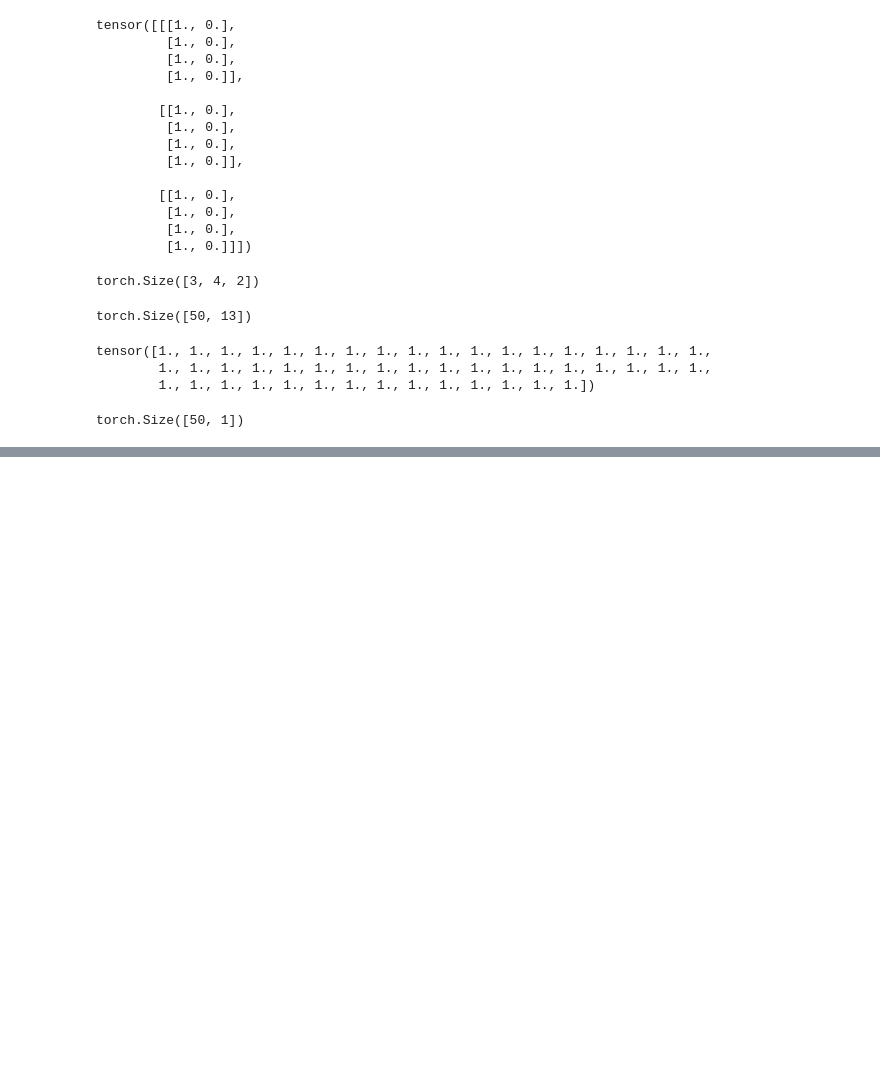
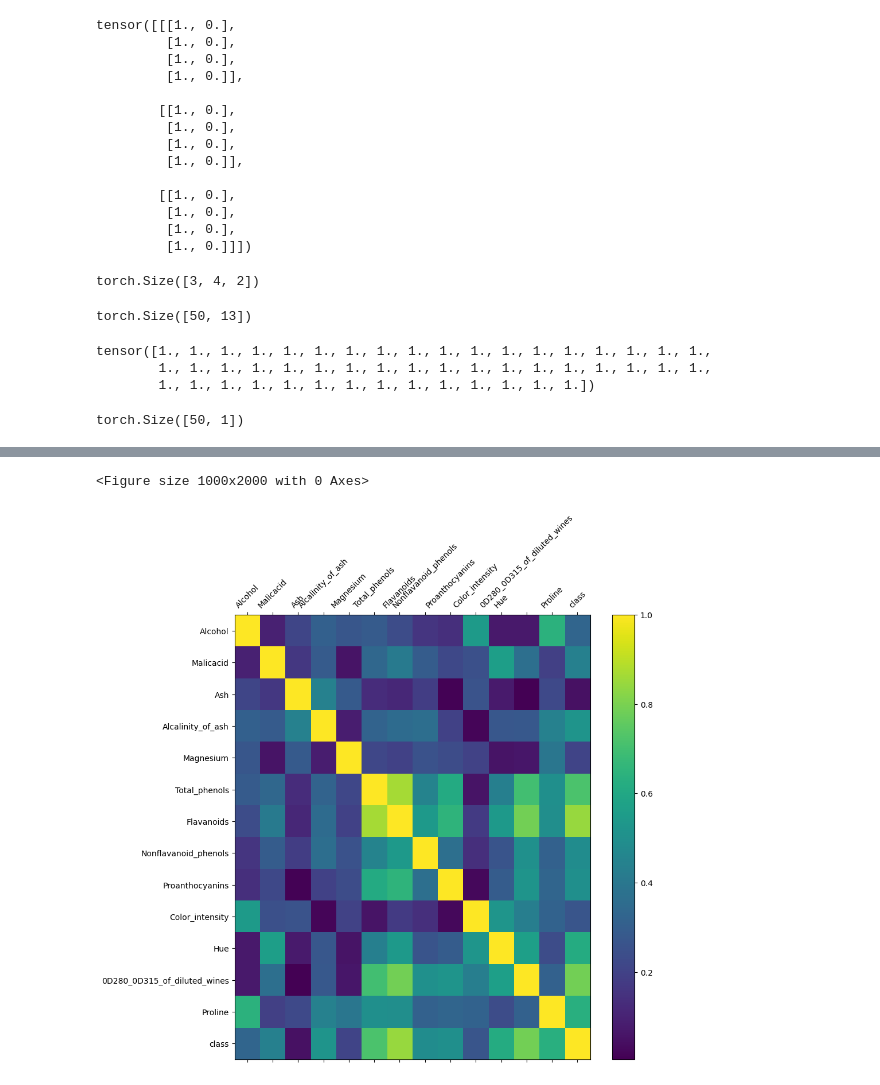
Before and after one commit to rzhen3/ML4FUN, a Jupyter notebook: wine_dataset/wine_origin.ipynb, the cells around one changed output, grey strips where cells are left out. Saved outputs shown, nothing was run; the diff lists cells and outputs as text; code cells hidden in the pictures; blank space fills up the shorter version.

```diff
--- a/wine_dataset/wine_origin.ipynb
+++ b/wine_dataset/wine_origin.ipynb
@@ -392,0 +417,8 @@ class LogisticRegression:
+# %%
+# normalize features
+wine_std = wine_df.copy()
+normalizer = StandardScaler()
+wine_cols = wine_df.columns.values
+wine_cols = np.delete(wine_cols, -1)
+display(wine_cols)
+wine_std[wine_cols] = normalizer.fit_transform(wine_std[wine_cols])
@@ -392,0 +672,13 @@ class LogisticRegression:
+# %%
+corr_wine_df = wine_std.corr()
+abs_corr_wine_df = np.abs(corr_wine_df)
+plt.figure(figsize = (10, 20))
+plt.matshow(abs_corr_wine_df, aspect = 'auto')
+plt.xticks([i for i in range(len(wine_df.columns))], [i for i in wine_df.columns], rotation = 45)
+plt.yticks([i for i in range(len(wine_df.columns))], [i for i in wine_df.columns])
+plt.colorbar()
+fig = plt.gcf()
+fig.set_size_inches(10, 10)
+# %% [output]
+<Figure size 1000x2000 with 0 Axes>
+[figure, added]
```
Also changed, not shown: parts of 13 cells of this notebook.
